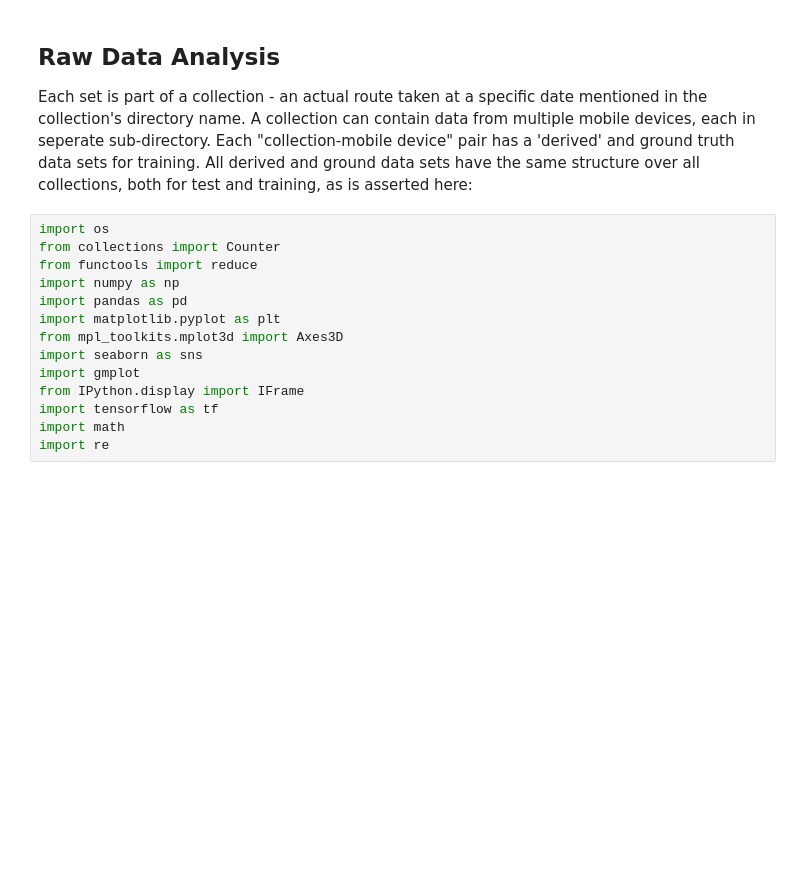
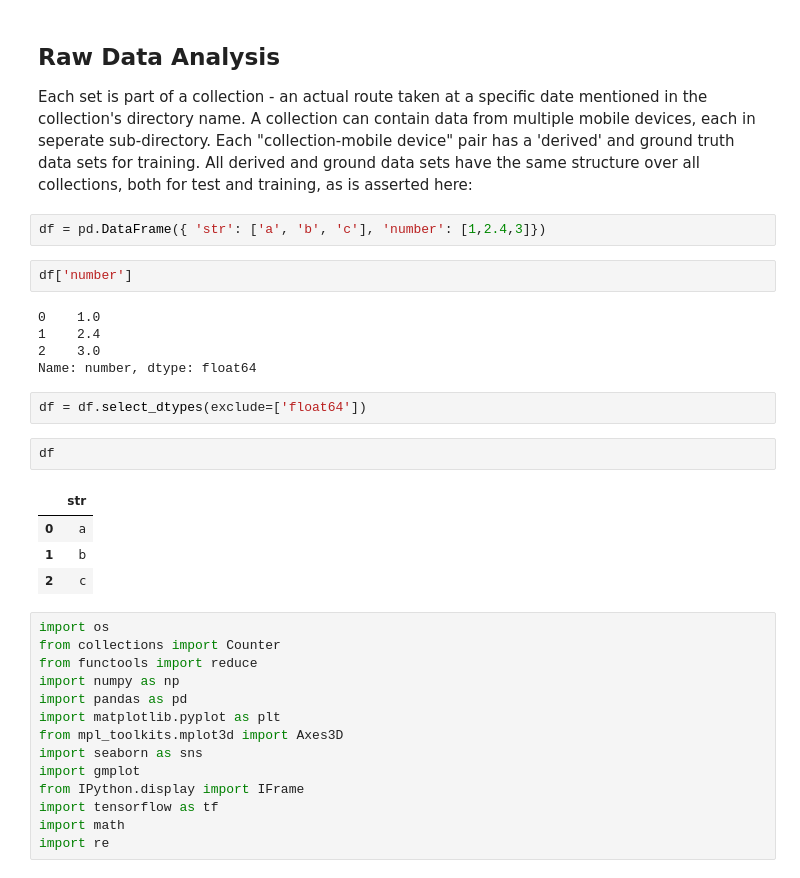
Before and after one commit to shacharhelmer/GNSS-Google, a Jupyter notebook: shachar-dev.ipynb, the cells around one changed output. Drawn from its saved outputs; the diff is of its cells as text; blank space fills up the shorter version.

```diff
--- a/shachar-dev.ipynb
+++ b/shachar-dev.ipynb
@@ -5,6 +5,24 @@ Each set is part of a collection - an actual route taken at a specific date ment
 A collection can contain data from multiple mobile devices, each in seperate sub-directory.</br>
 Each "collection-mobile device" pair has a 'derived' and ground truth data sets for training.</br>
 All derived and ground data sets have the same structure over all collections, both for test and training, as is asserted here:
+# %%
+df = pd.DataFrame({ 'str': ['a', 'b', 'c'], 'number': [1,2.4,3]})
+# %%
+df['number']
+# %% [output]
+0    1.0
+1    2.4
+2    3.0
+Name: number, dtype: float64
+# %%
+df = df.select_dtypes(exclude=['float64'])
+# %%
+df
+# %% [output]
+|  | str |
+| 0 | a |
+| 1 | b |
+| 2 | c |
 # %%
 import os
 from collections import Counter
```
Also changed, not shown: 3 other files.
